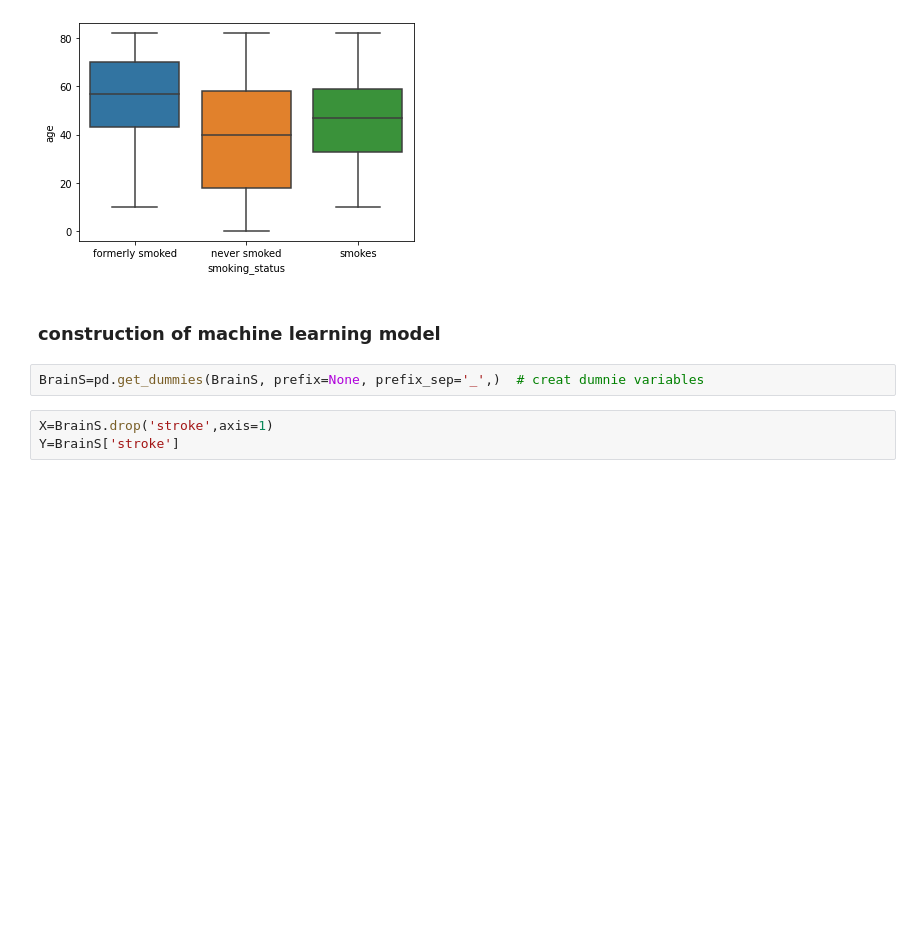
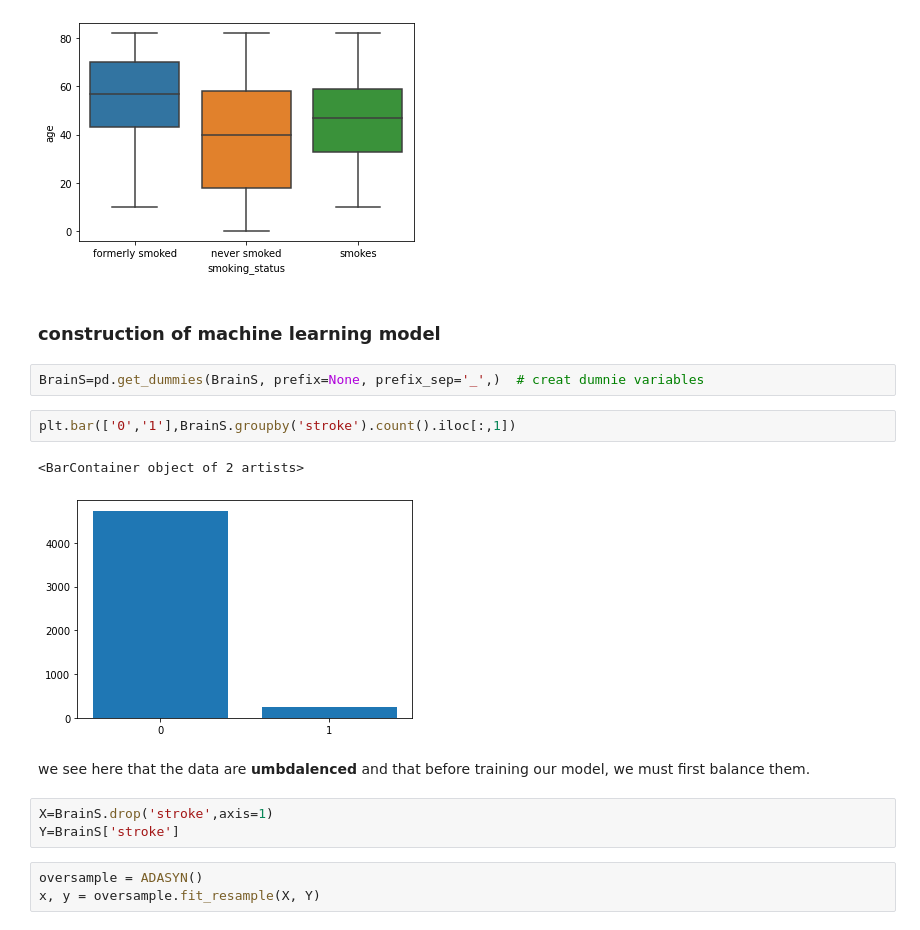
Before and after one commit to ISLAH-Hamza/brain_stroke, a Jupyter notebook: analyse.ipynb, the cells around one changed output. Saved outputs shown, nothing was run; the diff lists cells and outputs as text; blank space fills up the shorter version.

```diff
--- a/analyse.ipynb
+++ b/analyse.ipynb
@@ -89,8 +92,18 @@ sns.boxplot(x=BrainS['smoking_status'],y=BrainS['age'])
 ### construction of machine learning model
 # %%
 BrainS=pd.get_dummies(BrainS, prefix=None, prefix_sep='_',)  # creat dumnie variables
+# %%
+plt.bar(['0','1'],BrainS.groupby('stroke').count().iloc[:,1])
+# %% [output]
+<BarContainer object of 2 artists>
+[figure, added]
+# %% [markdown]
+we see here that the data are **umbdalenced** and that before training our model, we must first balance them.
 # %%
 X=BrainS.drop('stroke',axis=1)
 Y=BrainS['stroke']
+# %%
+oversample = ADASYN()
+x, y = oversample.fit_resample(X, Y)
 # %%
 model=RandomForestClassifier()
```
Also changed, not shown: parts of 8 cells of this notebook.
